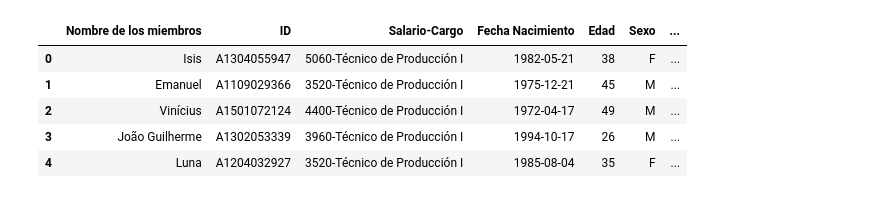
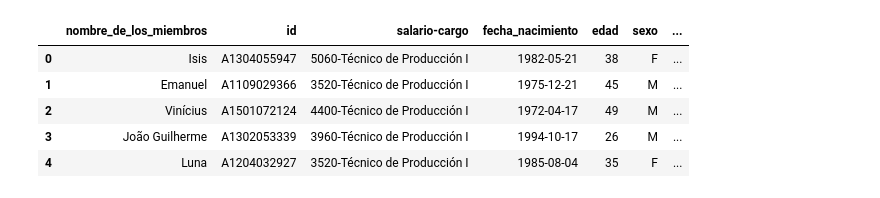
Before and after one commit to rrjmr2004/repositorio-henry, a Jupyter notebook: ejemplo.ipynb, the cells around one changed output. Saved outputs shown, nothing was run; the diff lists cells and outputs as text; code cells hidden in the pictures.

```diff
--- a/ejemplo.ipynb
+++ b/ejemplo.ipynb
@@ -15,12 +49,11 @@ df.head()
 # %%
-df['Status do Integrante'] = df['Status do Integrante'].replace({'Ativo' : 'Activo'})
+datos_transformados['integrantes']['status_do_integrante'] = datos_transformados['integrantes']['status_do_integrante'].replace({'Ativo' : 'Activo'})
+datos_transformados['integrantes'].head()
+# %% [output]
+|  | nombre_de_los_miembros | id | salario-cargo | fecha_nacimiento | edad | sexo | ... |
+| 0 | Isis | A1304055947 | 5060-Técnico de Producción I | 1982-05-21 | 38 | F | ... |
+| 1 | Emanuel | A1109029366 | 3520-Técnico de Producción I | 1975-12-21 | 45 | M | ... |
+| 2 | Vinícius | A1501072124 | 4400-Técnico de Producción I | 1972-04-17 | 49 | M | ... |
+| 3 | João Guilherme | A1302053339 | 3960-Técnico de Producción I | 1994-10-17 | 26 | M | ... |
+| 4 | Luna | A1204032927 | 3520-Técnico de Producción I | 1985-08-04 | 35 | F | ... |
-# %%
-df.head()
-# %% [output]
-|  | Nombre de los miembros | ID | Salario-Cargo | Fecha Nacimiento | Edad | Sexo | ... |
-| 0 | Isis | A1304055947 | 5060-Técnico de Producción I | 1982-05-21 | 38 | F | ... |
-| 1 | Emanuel | A1109029366 | 3520-Técnico de Producción I | 1975-12-21 | 45 | M | ... |
-| 2 | Vinícius | A1501072124 | 4400-Técnico de Producción I | 1972-04-17 | 49 | M | ... |
-| 3 | João Guilherme | A1302053339 | 3960-Técnico de Producción I | 1994-10-17 | 26 | M | ... |
-| 4 | Luna | A1204032927 | 3520-Técnico de Producción I | 1985-08-04 | 35 | F | ... |
 # %%
```
Also changed, not shown: parts of 19 cells of this notebook, 1 other file.
